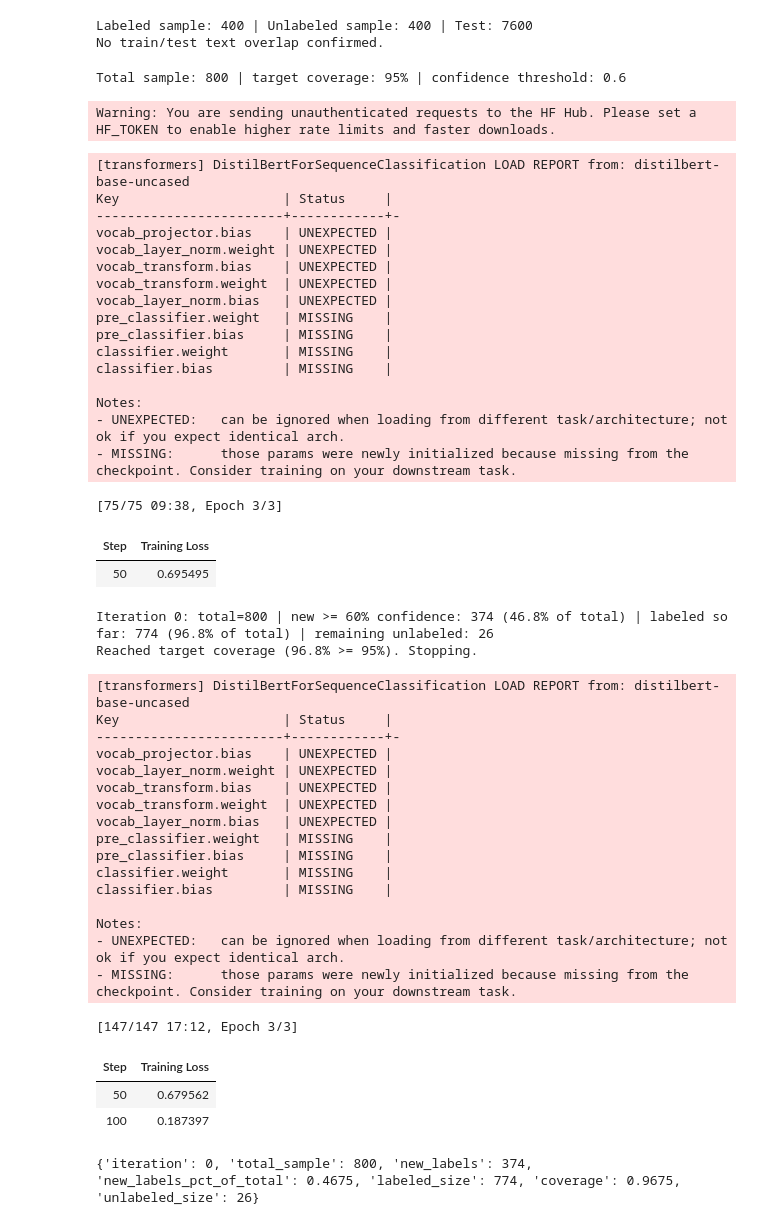
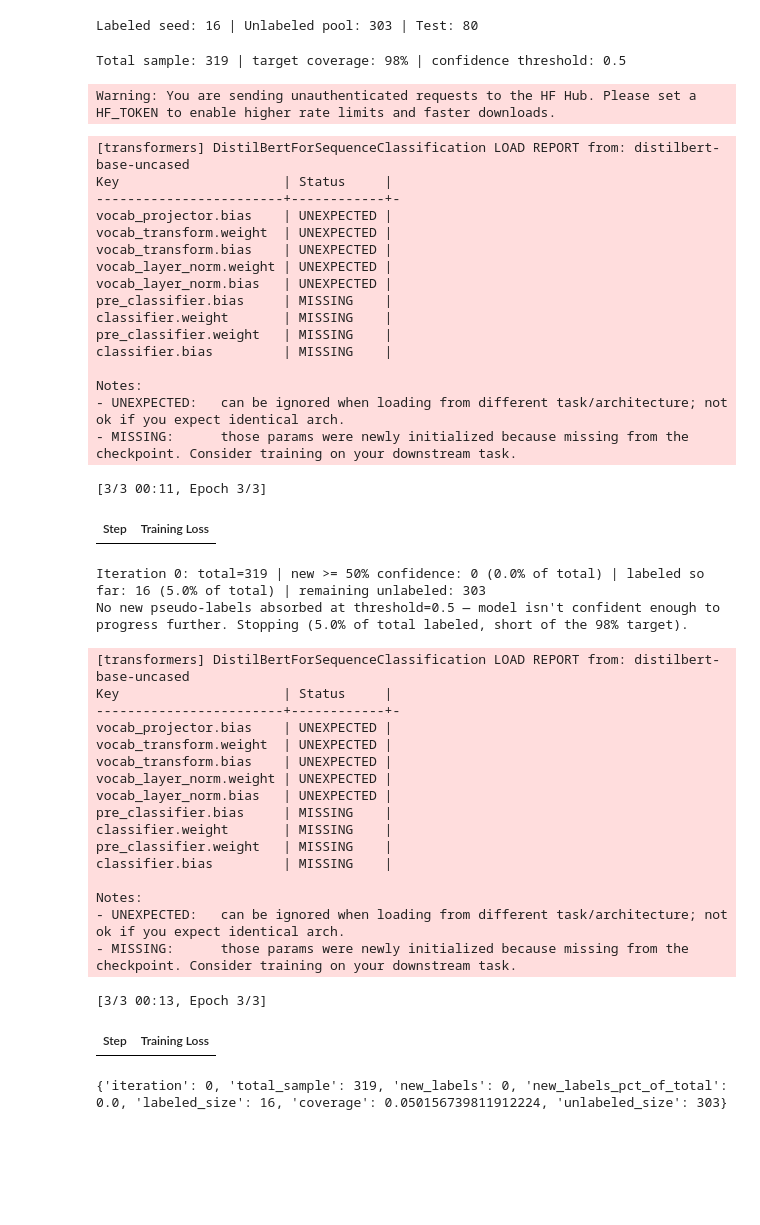
Before and after one commit to dg-ng/auto-labelling, a Jupyter notebook: notebooks/05_pseudo_labeling.ipynb, the cells around one changed output. Drawn from its saved outputs; the diff is of its cells as text; code cells hidden in the pictures; blank space fills up the shorter version.

```diff
--- a/notebooks/05_pseudo_labeling.ipynb
+++ b/notebooks/05_pseudo_labeling.ipynb
@@ -48,71 +45,61 @@ labeled_df = pd.read_parquet(config.PROCESSED_DIR / "labeled.parquet")
 unlabeled_df = pd.read_parquet(config.PROCESSED_DIR / "unlabeled.parquet")
 test_clean = pd.read_parquet(config.PROCESSED_DIR / "test_clean.parquet")
 
-# Scoped to this notebook only (not utils.config.CLASSIFIER_SAMPLE_SIZE,
-# which 06_full_supervised_baseline.ipynb also reads) — second experiment,
-# now that lowering confidence_threshold alone was confirmed to work.
-PSEUDO_LABEL_SAMPLE_SIZE = 400
-labeled_sample = stratified_sample(labeled_df, PSEUDO_LABEL_SAMPLE_SIZE, seed=config.SEED)
-unlabeled_sample = stratified_sample(unlabeled_df, PSEUDO_LABEL_SAMPLE_SIZE, seed=config.SEED)
-
-overlap = set(unlabeled_sample["text"]) & set(test_clean["text"])
+overlap = set(unlabeled_df["text"]) & set(test_clean["text"])
 assert len(overlap) == 0, f"{len(overlap)} rows leaked between train pool and test set"
-print(f"Labeled sample: {len(labeled_sample)} | Unlabeled sample: {len(unlabeled_sample)} | Test: {len(test_clean)}")
-print("No train/test text overlap confirmed.")
+print(f"Labeled seed: {len(labeled_df)} | Unlabeled pool: {len(unlabeled_df)} | Test: {len(test_clean)}")
 # %% [output]
-Labeled sample: 400 | Unlabeled sample: 400 | Test: 7600
-No train/test text overlap confirmed.
+Labeled seed: 16 | Unlabeled pool: 303 | Test: 80
 # %%
+CONFIDENCE_THRESHOLD = 0.50  # 0.80 stalled at round 0 (0 new labels); 0.50/0.35/0.25 all stalled identically (see markdown above) — 0.50 kept as the final reported threshold
+
 final_model, final_tokenizer, current_labeled, history = pseudo_label_loop(
-    labeled_sample, unlabeled_sample,
+    labeled_df, unlabeled_df,
     model_name=config.CLASSIFIER_MODEL_NAME,
-    confidence_threshold=0.60, epochs=3,
-    target_coverage=0.95, max_iterations=10)
+    confidence_threshold=CONFIDENCE_THRESHOLD, epochs=3,
+    target_coverage=0.98, max_iterations=10)
 
 for h in history:
     print(h)
 # %% [output]
-Total sample: 800 | target coverage: 95% | confidence threshold: 0.6
+Total sample: 319 | target coverage: 98% | confidence threshold: 0.5
 Warning: You are sending unauthenticated requests to the HF Hub. Please set a HF_TOKEN to enable higher rate limits and faster downloads.
 [transformers] DistilBertForSequenceClassification LOAD REPORT from: distilbert-base-uncased
 Key                     | Status     |
 ------------------------+------------+-
 vocab_projector.bias    | UNEXPECTED |
+vocab_transform.weight  | UNEXPECTED |
+vocab_transform.bias    | UNEXPECTED |
 vocab_layer_norm.weight | UNEXPECTED |
-vocab_transform.bias    | UNEXPECTED |
-vocab_transform.weight  | UNEXPECTED |
 vocab_layer_norm.bias   | UNEXPECTED |
-pre_classifier.weight   | MISSING    |
 pre_classifier.bias     | MISSING    |
 classifier.weight       | MISSING    |
+pre_classifier.weight   | MISSING    |
 classifier.bias         | MISSING    |
 
 Notes:
 - UNEXPECTED:   can be ignored when loading from different task/architecture; not ok if you expect identical arch.
 - MISSING:      those params were newly initialized because missing from the checkpoint. Consider training on your downstream task.
-[75/75 09:38, Epoch 3/3]
+[3/3 00:11, Epoch 3/3]
 | Step | Training Loss |
-| 50 | 0.695495 |
-Iteration 0: total=800 | new >= 60% confidence: 374 (46.8% of total) | labeled so far: 774 (96.8% of total) | remaining unlabeled: 26
-Reached target coverage (96.8% >= 95%). Stopping.
+Iteration 0: total=319 | new >= 50% confidence: 0 (0.0% of total) | labeled so far: 16 (5.0% of total) | remaining unlabeled: 303
+No new pseudo-labels absorbed at threshold=0.5 — model isn't confident enough to progress further. Stopping (5.0% of total labeled, short of the 98% target).
 [transformers] DistilBertForSequenceClassification LOAD REPORT from: distilbert-base-uncased
 Key                     | Status     |
 ------------------------+------------+-
 vocab_projector.bias    | UNEXPECTED |
+vocab_transform.weight  | UNEXPECTED |
+vocab_transform.bias    | UNEXPECTED |
 vocab_layer_norm.weight | UNEXPECTED |
-vocab_transform.bias    | UNEXPECTED |
-vocab_transform.weight  | UNEXPECTED |
 vocab_layer_norm.bias   | UNEXPECTED |
-pre_classifier.weight   | MISSING    |
 pre_classifier.bias     | MISSING    |
 classifier.weight       | MISSING    |
+pre_classifier.weight   | MISSING    |
 classifier.bias         | MISSING    |
 
 Notes:
 - UNEXPECTED:   can be ignored when loading from different task/architecture; not ok if you expect identical arch.
 - MISSING:      those params were newly initialized because missing from the checkpoint. Consider training on your downstream task.
-[147/147 17:12, Epoch 3/3]
+[3/3 00:13, Epoch 3/3]
 | Step | Training Loss |
-| 50 | 0.679562 |
-| 100 | 0.187397 |
-{'iteration': 0, 'total_sample': 800, 'new_labels': 374, 'new_labels_pct_of_total': 0.4675, 'labeled_size': 774, 'coverage': 0.9675, 'unlabeled_size': 26}
+{'iteration': 0, 'total_sample': 319, 'new_labels': 0, 'new_labels_pct_of_total': 0.0, 'labeled_size': 16, 'coverage': 0.050156739811912224, 'unlabeled_size': 303}
```
Also changed, not shown: parts of 6 cells of this notebook.
